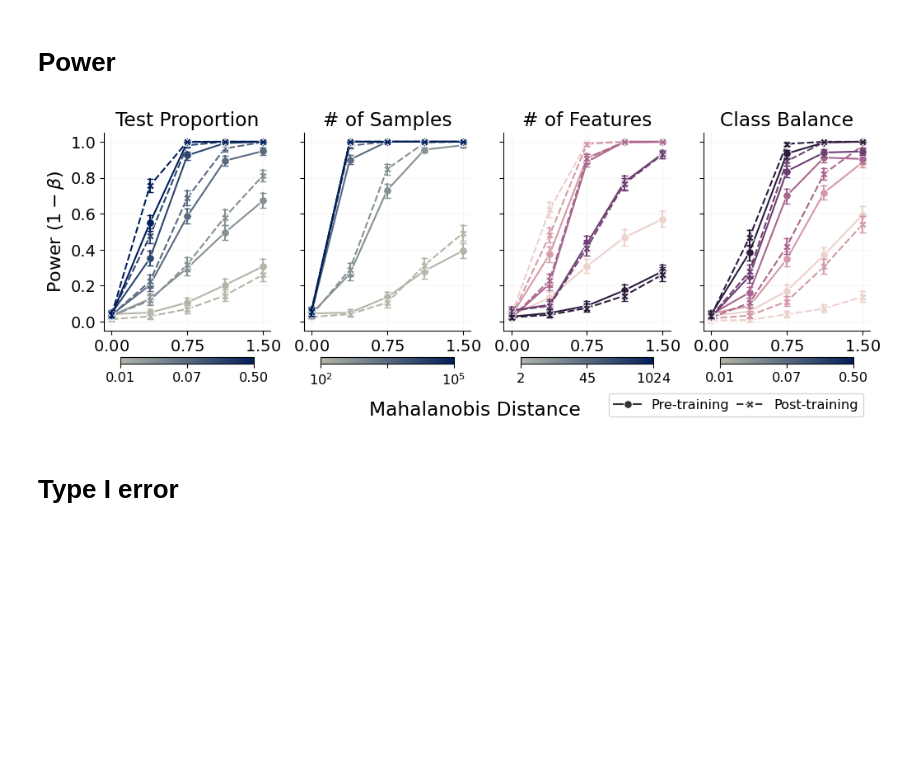
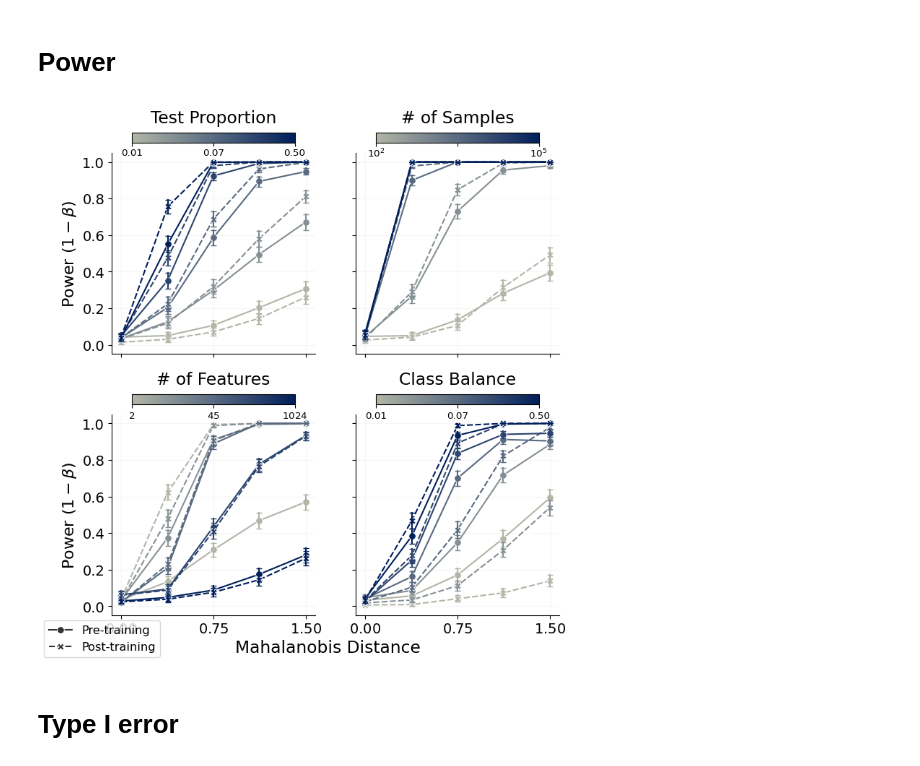
Before and after one commit to jrudoler/permutation-tests, a Jupyter notebook: data_viz.ipynb, the cells around one changed output. Cells and saved outputs as stored; diff of their text form; code cells hidden in the pictures; blank space fills up the shorter version.

Commit message:
square formatting for power plots

```diff
--- a/data_viz.ipynb
+++ b/data_viz.ipynb
@@ -70,13 +70,17 @@ samplesize = pd.read_pickle(f"samplesize_pval_{metric}.pkl")
 nfeats = pd.read_pickle(f"nfeats_pval_{metric}.pkl")
 ratio = pd.read_pickle(f"ratio_pval_{metric}.pkl")
 # %%
+from mpl_toolkits.axes_grid1.axes_divider import make_axes_locatable
+from mpl_toolkits.axes_grid1.inset_locator import inset_axes
+
 sequential_wharton = sns.color_palette(
     f"blend:{wharton_colors['College Gray']},{wharton_colors['Wharton Blue']}",
     as_cmap=True,
 )
 
 # subplots with shared y axis
-fig, ax = plt.subplots(1, 4, figsize=(12, 4), sharey=True, sharex=True)
+# fig, ax = plt.subplots(1, 4, figsize=(12, 4), sharey=True, sharex=True)
+fig, ax = plt.subplots(2, 2, figsize=(8, 8), sharey=True, sharex=True)
 ax = ax.ravel()
 # test/train split
 sns.lineplot(
@@ -94,17 +98,27 @@ sns.lineplot(
     palette=sequential_wharton,
     ax=ax[0],
 )
+# add colorbar
+axins = inset_axes(
+    ax[0],
+    width="80%",
+    height="5%",
+    loc="upper center",
+    bbox_to_anchor=(0, 0.1, 1, 1),
+    bbox_transform=ax[0].transAxes,
+    borderpad=0,
+)
 ax[0].set_xticks(np.linspace(0, 1.5, 3))
 mappable = plt.cm.ScalarMappable(cmap=sequential_wharton, norm=LogNorm())
 mappable.set_array(testsize["param"].unique())
-cbar = plt.colorbar(mappable, ax=ax[0], orientation="horizontal", shrink=0.8, pad=0.1)
+cbar = plt.colorbar(mappable, cax=axins, orientation="horizontal")
 minor_locator = NullLocator()
 cbar.ax.xaxis.set_minor_locator(minor_locator)
 ticks = np.logspace(
     np.log10(testsize["param"].min()), np.log10(testsize["param"].max()), num=3
 )
 cbar.set_ticks(ticks)
-cbar.ax.tick_params(labelsize="small")
+cbar.ax.tick_params(labelsize="x-small", pad=2)
 cbar.ax.xaxis.set_major_formatter(StrMethodFormatter("{x:.2f}"))
 
 # major_formatter = LogFormatterMathtext(base=10, labelOnlyBase=False)
@@ -129,14 +143,24 @@ sns.lineplot(
 )
 mappable = plt.cm.ScalarMappable(cmap=sequential_wharton, norm=LogNorm())
 mappable.set_array(samplesize["param"].unique())
-cbar = plt.colorbar(mappable, ax=ax[1], orientation="horizontal", shrink=0.8, pad=0.1)
+# add colorbar
+axins = inset_axes(
+    ax[1],
+    width="80%",
+    height="5%",
+    loc="upper center",
+    bbox_to_anchor=(0, 0.1, 1, 1),
+    bbox_transform=ax[1].transAxes,
+    borderpad=0,
+)
+cbar = plt.colorbar(mappable, cax=axins, orientation="horizontal")
 minor_locator = NullLocator()
 cbar.ax.xaxis.set_minor_locator(minor_locator)
 ticks = np.logspace(
     np.log10(samplesize["param"].min()), np.log10(samplesize["param"].max()), num=3
 )
 cbar.set_ticks(ticks)
-cbar.ax.tick_params(labelsize="small")
+cbar.ax.tick_params(labelsize="x-small", pad=1)
 ax[1].xaxis.set_major_formatter(ScalarFormatter(useMathText=True))
 
 # number of features
@@ -157,13 +181,23 @@ sns.lineplot(
 )
 mappable = plt.cm.ScalarMappable(cmap=sequential_wharton, norm=LogNorm())
 mappable.set_array(nfeats["param"].unique())
-cbar = plt.colorbar(mappable, ax=ax[2], orientation="horizontal", shrink=0.8, pad=0.1)
+# add colorbar
+axins = inset_axes(
+    ax[2],
+    width="80%",
+    height="5%",
+    loc="upper center",
+    bbox_to_anchor=(0, 0.1, 1, 1),
+    bbox_transform=ax[2].transAxes,
+    borderpad=0,
+)
+cbar = plt.colorbar(mappable, cax=axins, orientation="horizontal")
 cbar.ax.xaxis.set_minor_locator(minor_locator)
 ticks = np.logspace(
     np.log10(nfeats["param"].min()), np.log10(nfeats["param"].max()), num=3
 )
 cbar.set_ticks(ticks)
-cbar.ax.tick_params(labelsize="small")
+cbar.ax.tick_params(labelsize="x-small")
 cbar.ax.xaxis.set_major_formatter(ScalarFormatter(useMathText=True))
 
 # class balance ratio
@@ -184,14 +218,24 @@ sns.lineplot(
 )
 mappable = plt.cm.ScalarMappable(cmap=sequential_wharton, norm=LogNorm())
 mappable.set_array(ratio["param"].unique())
-cbar = plt.colorbar(mappable, ax=ax[3], orientation="horizontal", shrink=0.8, pad=0.1)
+# add colorbar
+axins = inset_axes(
+    ax[3],
+    width="80%",
+    height="5%",
+    loc="upper center",
+    bbox_to_anchor=(0, 0.1, 1, 1),
+    bbox_transform=ax[3].transAxes,
+    borderpad=0,
+)
+cbar = plt.colorbar(mappable, cax=axins, orientation="horizontal")
 minor_locator = NullLocator()
 cbar.ax.xaxis.set_minor_locator(minor_locator)
 ticks = np.logspace(
     np.log10(ratio["param"].min()), np.log10(ratio["param"].max()), num=3
 )
 cbar.set_ticks(ticks)
-cbar.ax.tick_params(labelsize="small")
+cbar.ax.tick_params(labelsize="x-small")
 cbar.ax.xaxis.set_major_formatter(StrMethodFormatter("{x:.2f}"))
 
 # set titles and labels
@@ -207,40 +251,41 @@ for i, title in enumerate(titles):
     ax[i].set_ylabel(r"Power ($1-\beta$)")
     handles, labels = ax[i].get_legend_handles_labels()
     # put legend above the plot, use title
     # ax[i].legend(
     #     title=title,
     #     handles=handles[1:-3],
     #     labels=labels[1:-3],
     #     loc="lower center",
     #     bbox_to_anchor=(0.5, 1),
     #     # small font
     #     fontsize="x-small",
     #     ncols = 2,
     #     frameon=False,
     # )
     # remove legend from plot, set title
-    ax[i].set_title(title)
+    ax[i].set_title(title, pad=30)
     ax[i].get_legend().remove()
 # plt.tight_layout()
 
 sup_handles, sup_labels = ax[0].get_legend_handles_labels()
 fig.legend(
     handles=sup_handles[-2:],
     labels=["Pre-training", "Post-training"],
-    loc="lower right",
-    bbox_to_anchor=(0.9, 0),
-    ncols=2,
+    loc="lower left",
+    # bbox_to_anchor=(0.9, 0),
+    ncols=1,
     fontsize="small",
     columnspacing=0.5,
 )
 # add a single x and y label
-plt.subplots_adjust(wspace=0.2, bottom=0.08)
+plt.subplots_adjust(wspace=0.2, hspace=0.3, bottom=0.08)
 fig.supxlabel(r"Mahalanobis Distance")
 
 # make sure top of the figure is not cut off
-plt.savefig(f"figures/power-comparison-{metric}.pdf", bbox_inches="tight")
+# plt.savefig(f"figures/power-comparison-{metric}.pdf", bbox_inches="tight")
+plt.savefig(f"figures/power-comparison-{metric}[square].png", bbox_inches="tight")
 # %% [output]
-[figure, old version]
+[figure, new version]
 # %% [markdown]
 # Type I error
 # %%
```
Also changed, not shown: 4 other files.
